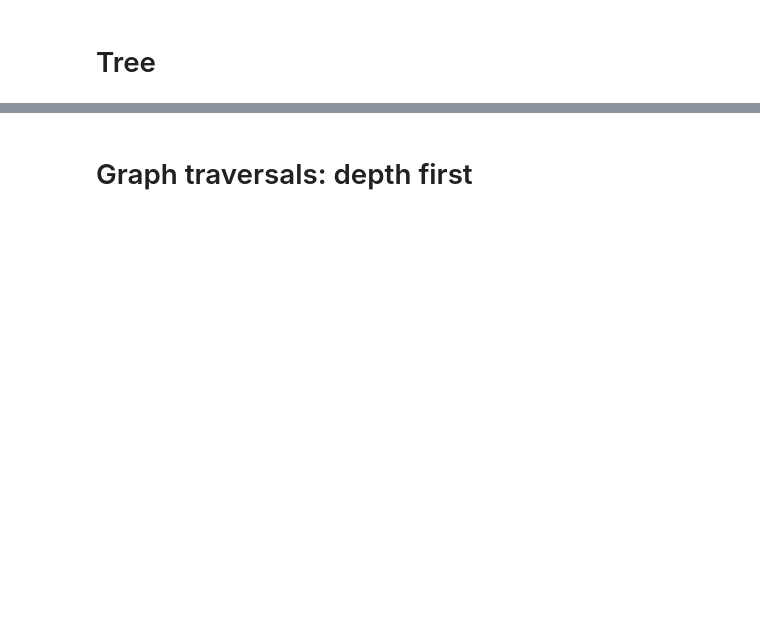
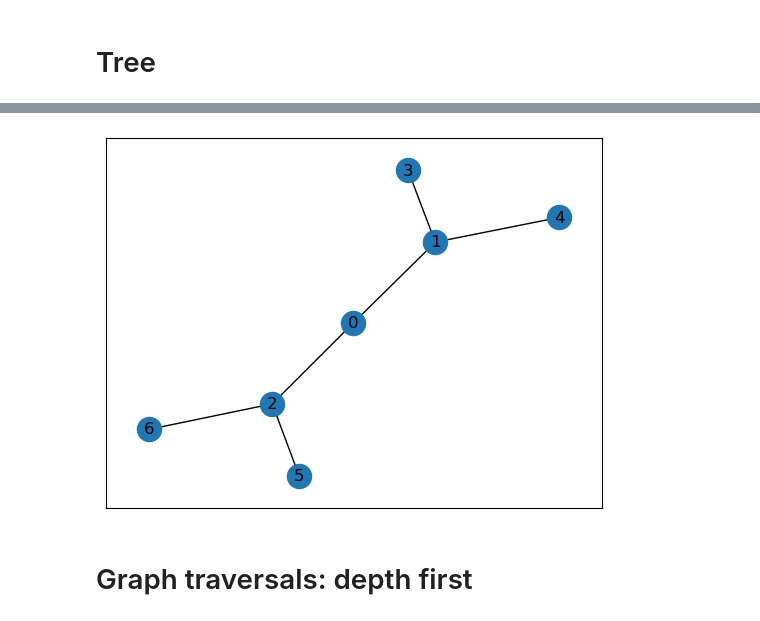
Before and after one commit to Langsi97/reve, a Jupyter notebook: nx.ipynb, the cells around one changed output, grey strips where cells are left out. Cells and saved outputs as stored; diff of their text form; code cells hidden in the pictures; blank space fills up the shorter version.

```diff
--- a/nx.ipynb
+++ b/nx.ipynb
@@ -139,8 +139,10 @@ nx.draw_networkx(T, with_labels=True)
 # %%
 # https://networkx.org/documentation/stable/reference/generated/networkx.generators.classic.balanced_tree.html?highlight=balanced_tree
 TT = nx.balanced_tree(2,2)
 pos = graphviz_layout(TT, prog="dot")
-nx.draw_networkx(TT, pos, with_labels=True)
+nx.draw_networkx(TT,  with_labels=True)
+# %% [output]
+[figure, added]
 # %% [markdown]
 # Graph traversals: depth first
 # %% [markdown]
```
Also changed, not shown: parts of 11 cells of this notebook, 4 other files.
